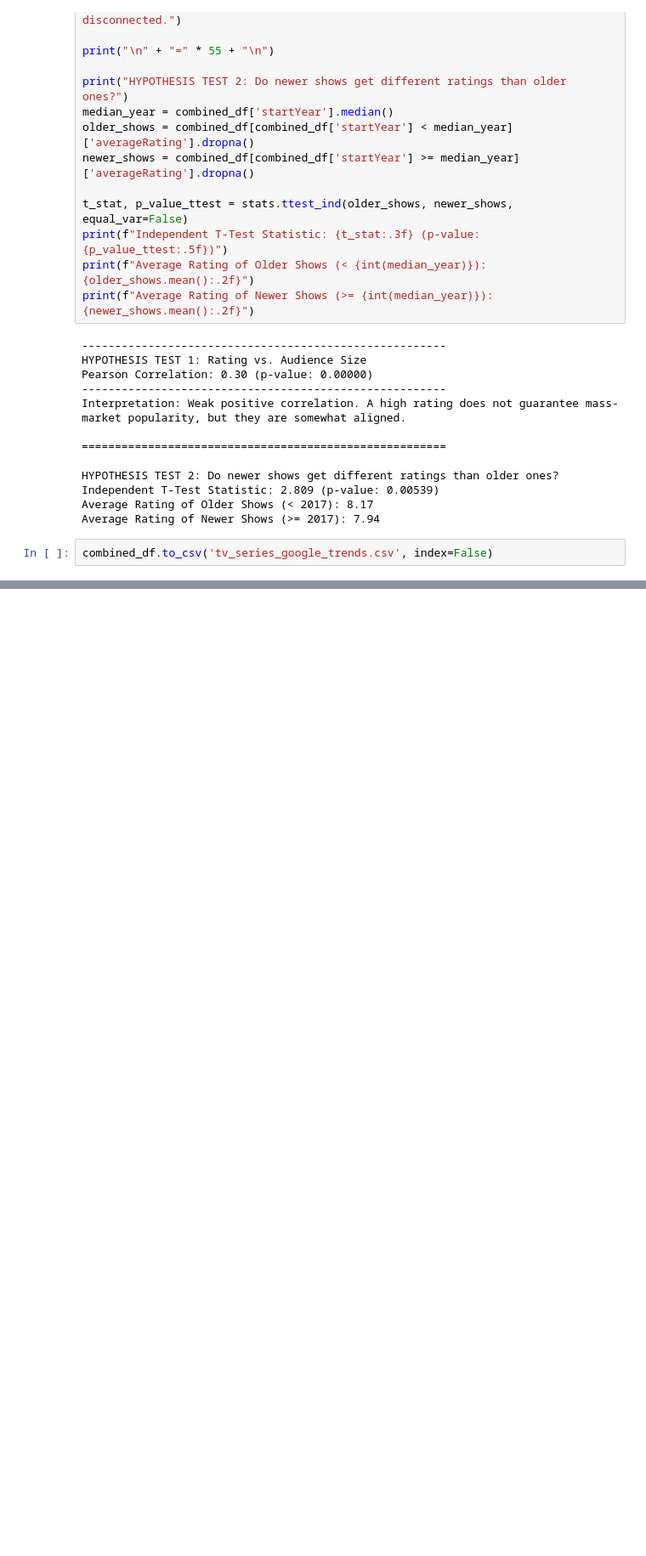
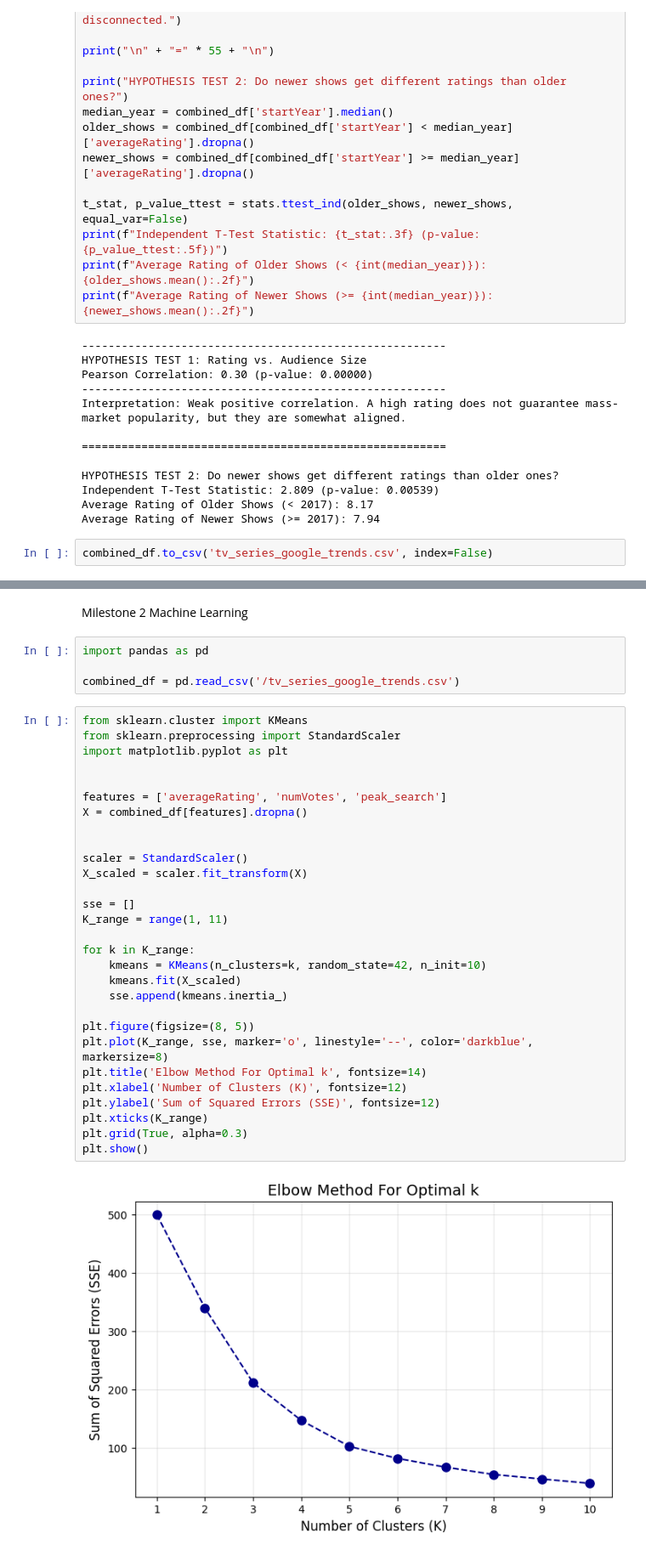
Before and after one commit to kamilal-hub/DSA210-TERM-PROJECT, a Jupyter notebook: dsa210.ipynb, the cells around one changed output, grey strips where cells are left out. Shown at 85% size. Drawn from its saved outputs; the diff is of its cells as text; blank space fills up the shorter version.

```diff
--- a/dsa210.ipynb
+++ b/dsa210.ipynb
@@ -251,0 +252,37 @@ We divided the dataset by the median release year (2017). The independent t-test
+# %% [markdown]
+Milestone 2 Machine Learning
+# %%
+import pandas as pd
+
+combined_df = pd.read_csv('/tv_series_google_trends.csv')
+# %%
+from sklearn.cluster import KMeans
+from sklearn.preprocessing import StandardScaler
+import matplotlib.pyplot as plt
+
+
+features = ['averageRating', 'numVotes', 'peak_search']
+X = combined_df[features].dropna()
+
+
+scaler = StandardScaler()
+X_scaled = scaler.fit_transform(X)
+
+sse = []
+K_range = range(1, 11)
+
+for k in K_range:
+    kmeans = KMeans(n_clusters=k, random_state=42, n_init=10)
+    kmeans.fit(X_scaled)
+    sse.append(kmeans.inertia_)
+
+plt.figure(figsize=(8, 5))
+plt.plot(K_range, sse, marker='o', linestyle='--', color='darkblue', markersize=8)
+plt.title('Elbow Method For Optimal k', fontsize=14)
+plt.xlabel('Number of Clusters (K)', fontsize=12)
+plt.ylabel('Sum of Squared Errors (SSE)', fontsize=12)
+plt.xticks(K_range)
+plt.grid(True, alpha=0.3)
+plt.show()
+# %% [output]
+[figure, added]
```
Also changed, not shown: parts of 4 cells of this notebook.
